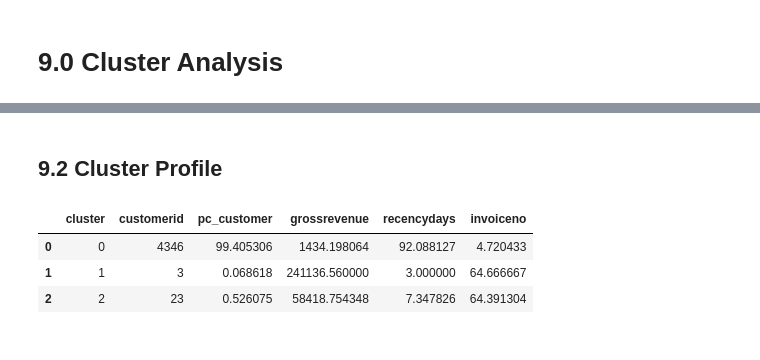
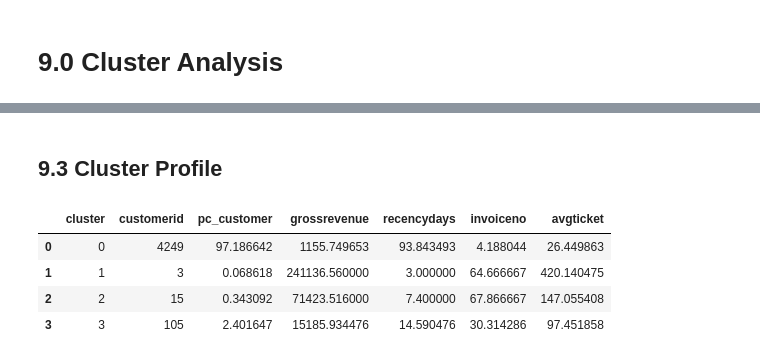
Before and after one commit to ViniciusKos/insiders_clustering, a Jupyter notebook: cluster_circle2.ipynb, the cells around one changed output, grey strips where cells are left out. Cells and saved outputs as stored; diff of their text form; code cells hidden in the pictures.

```diff
--- a/cluster_circle2.ipynb
+++ b/cluster_circle2.ipynb
@@ -320,7 +321,7 @@ for k in clusters:
 ## 8.1 K-Means
 # %%
 # model definition
-k=3
+k=4
 kmeans = c.KMeans(init='k-means++', n_clusters=k, n_init=10, max_iter=300, random_state=42)
 
 #model training
@@ -352,27 +383,31 @@ fig.show()
 # %% [markdown]
-## 9.2 Cluster Profile
+## 9.3 Cluster Profile
 # %%
 # Number of customer
 df_cluster=df9[['customerid','cluster']].groupby('cluster').count().reset_index()
 df_cluster['pc_customer']=100*df_cluster['customerid']/df_cluster['customerid'].sum()
 
 # Avg Gross Revenue
 df_avg_gross_revenue= df9[['grossrevenue','cluster']].groupby( 'cluster' ).mean().reset_index()
 df_cluster= df_cluster.merge( df_avg_gross_revenue, how='inner', on='cluster')
 
 # Avg recency days
 df_avg_recencydays= df9[['recencydays','cluster']].groupby( 'cluster' ).mean().reset_index()
 df_cluster= df_cluster.merge( df_avg_recencydays, how='inner', on='cluster')
 
 
 # Avg invoice_no
 df_avg_invoiceno= df9[['invoiceno','cluster']].groupby( 'cluster' ).mean().reset_index()
 df_cluster= df_cluster.merge( df_avg_invoiceno, how='inner', on='cluster')
 
+# Avg Ticket
+df_ticket = df9[['avgticket','cluster']].groupby('cluster').mean().reset_index()
+df_cluster = df_cluster.merge(df_ticket, how='inner', on='cluster')
 
 df_cluster
 # %% [output]
-|  | cluster | customerid | pc_customer | grossrevenue | recencydays | invoiceno |
-| 0 | 0 | 4346 | 99.405306 | 1434.198064 | 92.088127 | 4.720433 |
-| 1 | 1 | 3 | 0.068618 | 241136.560000 | 3.000000 | 64.666667 |
-| 2 | 2 | 23 | 0.526075 | 58418.754348 | 7.347826 | 64.391304 |
+|  | cluster | customerid | pc_customer | grossrevenue | recencydays | invoiceno | avgticket |
+| 0 | 0 | 4249 | 97.186642 | 1155.749653 | 93.843493 | 4.188044 | 26.449863 |
+| 1 | 1 | 3 | 0.068618 | 241136.560000 | 3.000000 | 64.666667 | 420.140475 |
+| 2 | 2 | 15 | 0.343092 | 71423.516000 | 7.400000 | 67.866667 | 147.055408 |
+| 3 | 3 | 105 | 2.401647 | 15185.934476 | 14.590476 | 30.314286 | 97.451858 |
```
Also changed, not shown: parts of 15 cells of this notebook.
